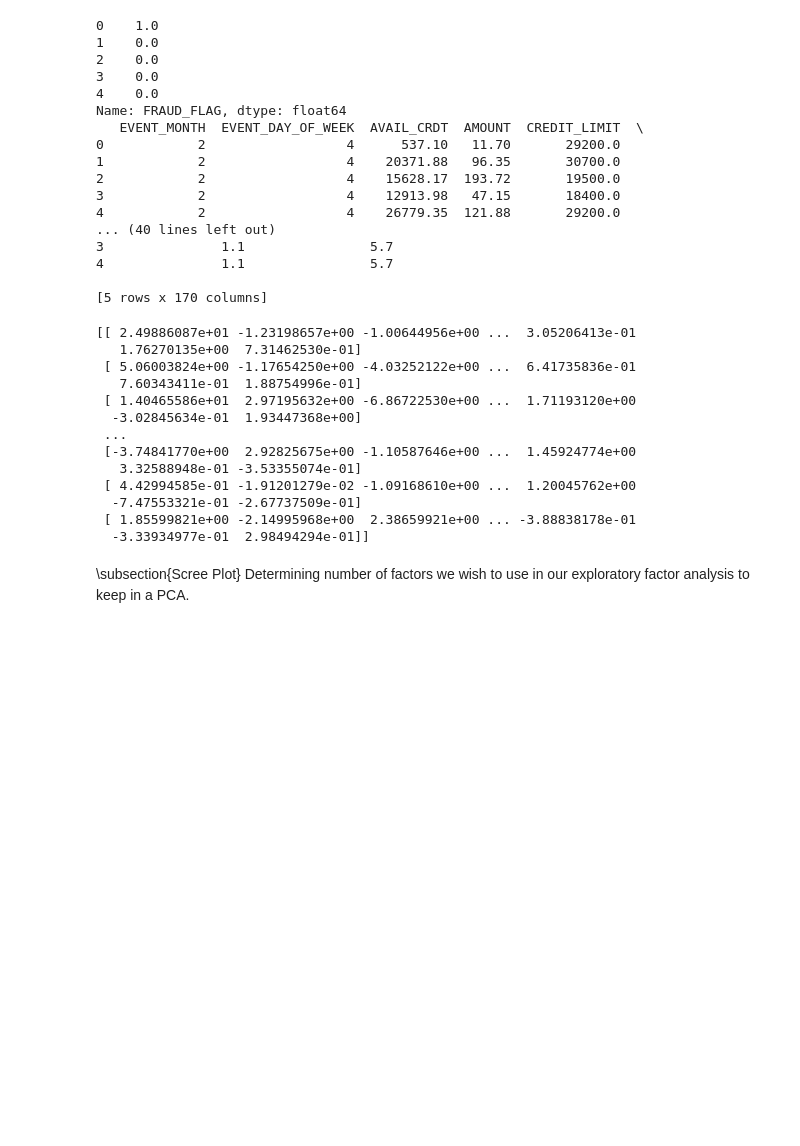
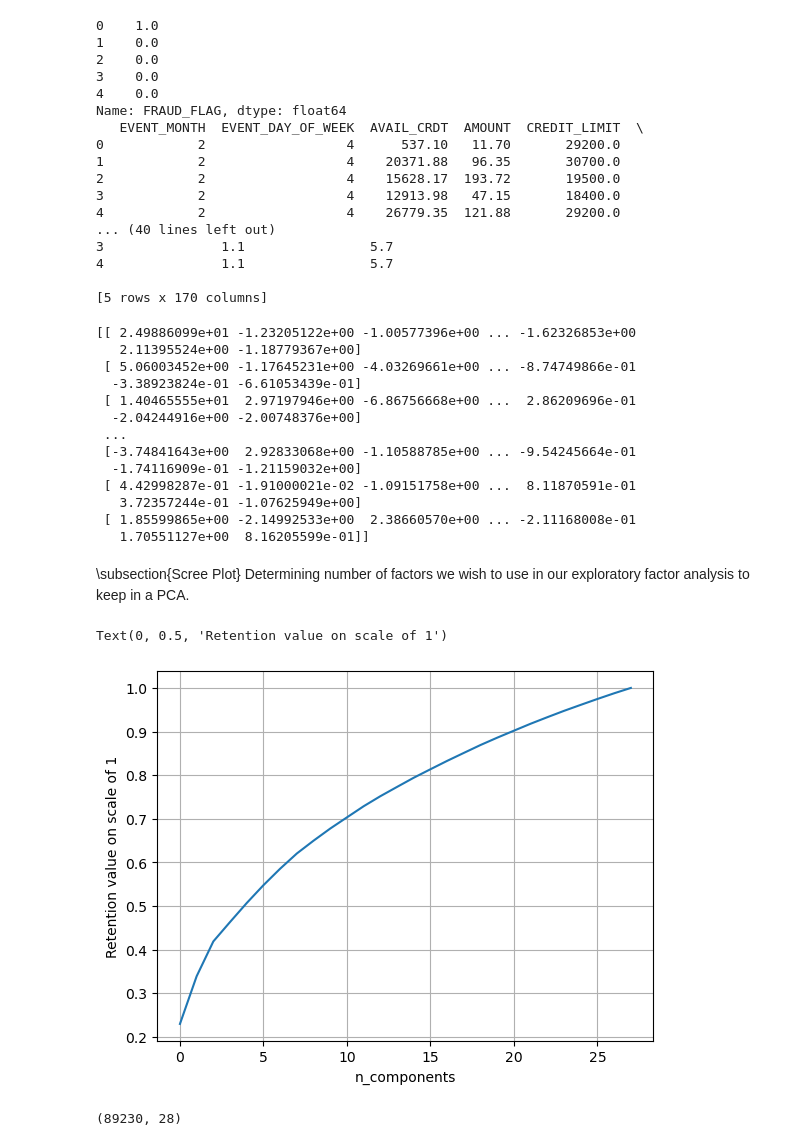
Before and after one commit to 25ohms/scotiabankfrauddetection, a Jupyter notebook: test.ipynb, the cells around one changed output. Drawn from its saved outputs; the diff is of its cells as text; code cells hidden in the pictures; blank space fills up the shorter version.

```diff
--- a/test.ipynb
+++ b/test.ipynb
@@ -139,24 +139,40 @@ Name: FRAUD_FLAG, dtype: float64
 [5 rows x 170 columns]
 # %%
 standarized_data = StandardScaler().fit_transform(features_variable)
-pca = decomposition.PCA(n_components=30)
-pca.n_components = 175
+pca = decomposition.PCA(n_components=28)
 pca_data = pca.fit_transform(standarized_data)
 print(pca_data)
 # %% [output]
-[[ 2.49886087e+01 -1.23198657e+00 -1.00644956e+00 ...  3.05206413e-01
-   1.76270135e+00  7.31462530e-01]
- [ 5.06003824e+00 -1.17654250e+00 -4.03252122e+00 ...  6.41735836e-01
-   7.60343411e-01  1.88754996e-01]
- [ 1.40465586e+01  2.97195632e+00 -6.86722530e+00 ...  1.71193120e+00
-  -3.02845634e-01  1.93447368e+00]
+[[ 2.49886099e+01 -1.23205122e+00 -1.00577396e+00 ... -1.62326853e+00
+   2.11395524e+00 -1.18779367e+00]
+ [ 5.06003452e+00 -1.17645231e+00 -4.03269661e+00 ... -8.74749866e-01
+  -3.38923824e-01 -6.61053439e-01]
+ [ 1.40465555e+01  2.97197946e+00 -6.86756668e+00 ...  2.86209696e-01
+  -2.04244916e+00 -2.00748376e+00]
  ...
- [-3.74841770e+00  2.92825675e+00 -1.10587646e+00 ...  1.45924774e+00
-   3.32588948e-01 -3.53355074e-01]
- [ 4.42994585e-01 -1.91201279e-02 -1.09168610e+00 ...  1.20045762e+00
-  -7.47553321e-01 -2.67737509e-01]
- [ 1.85599821e+00 -2.14995968e+00  2.38659921e+00 ... -3.88838178e-01
-  -3.33934977e-01  2.98494294e-01]]
+ [-3.74841643e+00  2.92833068e+00 -1.10588785e+00 ... -9.54245664e-01
+  -1.74116909e-01 -1.21159032e+00]
+ [ 4.42998287e-01 -1.91000021e-02 -1.09151758e+00 ...  8.11870591e-01
+   3.72357244e-01 -1.07625949e+00]
+ [ 1.85599865e+00 -2.14992533e+00  2.38660570e+00 ... -2.11168008e-01
+   1.70551127e+00  8.16205599e-01]]
 # %% [markdown]
 \subsection{Scree Plot}
 Determining number of factors we wish to use in our exploratory factor analysis to keep in a PCA.
+# %%
+pca.n_components = 170
+
+retention_value = pca.explained_variance_ / np.sum(pca.explained_variance_);
+cumulative_retention = np.cumsum(retention_value)
+
+plt.plot(cumulative_retention)
+plt.grid()
+plt.xlabel('n_components')
+plt.ylabel('Retention value on scale of 1')
+# %% [output]
+Text(0, 0.5, 'Retention value on scale of 1')
+[figure, added]
+# %%
+print(pca_data.shape)
+# %% [output]
+(89230, 28)
```
